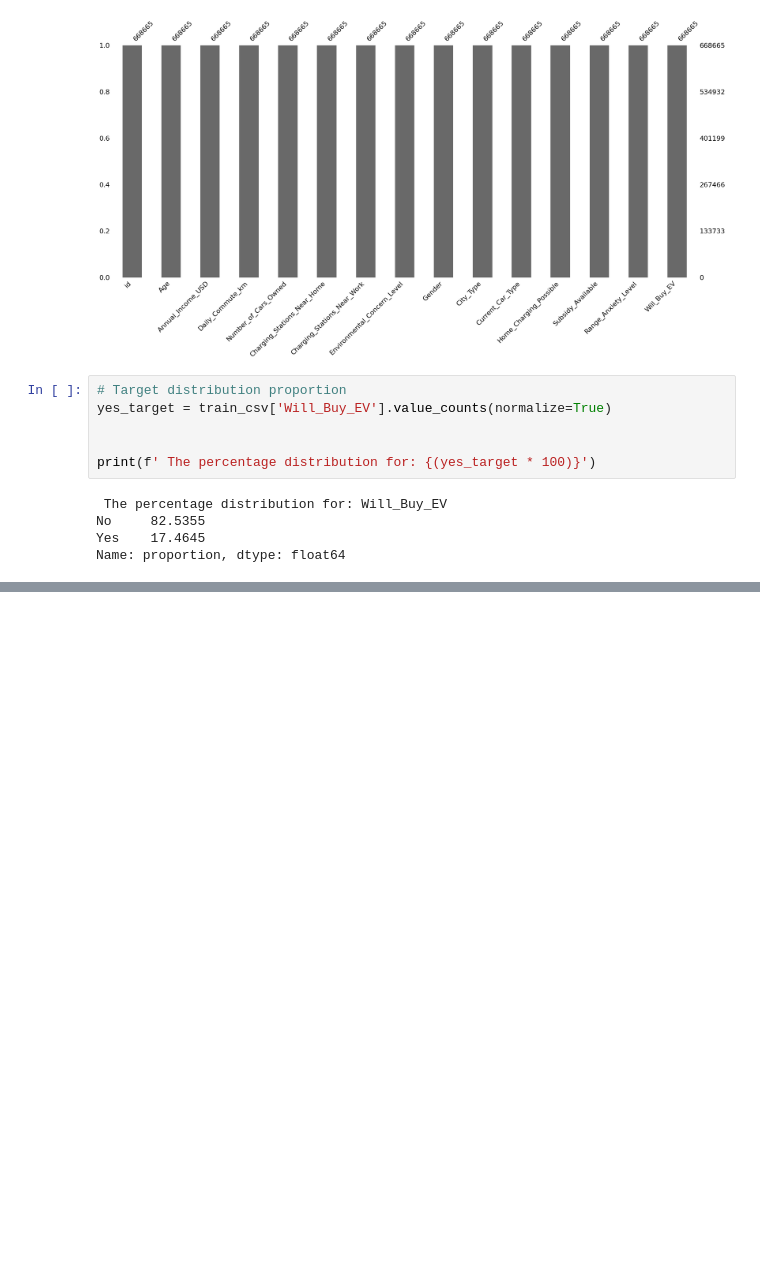
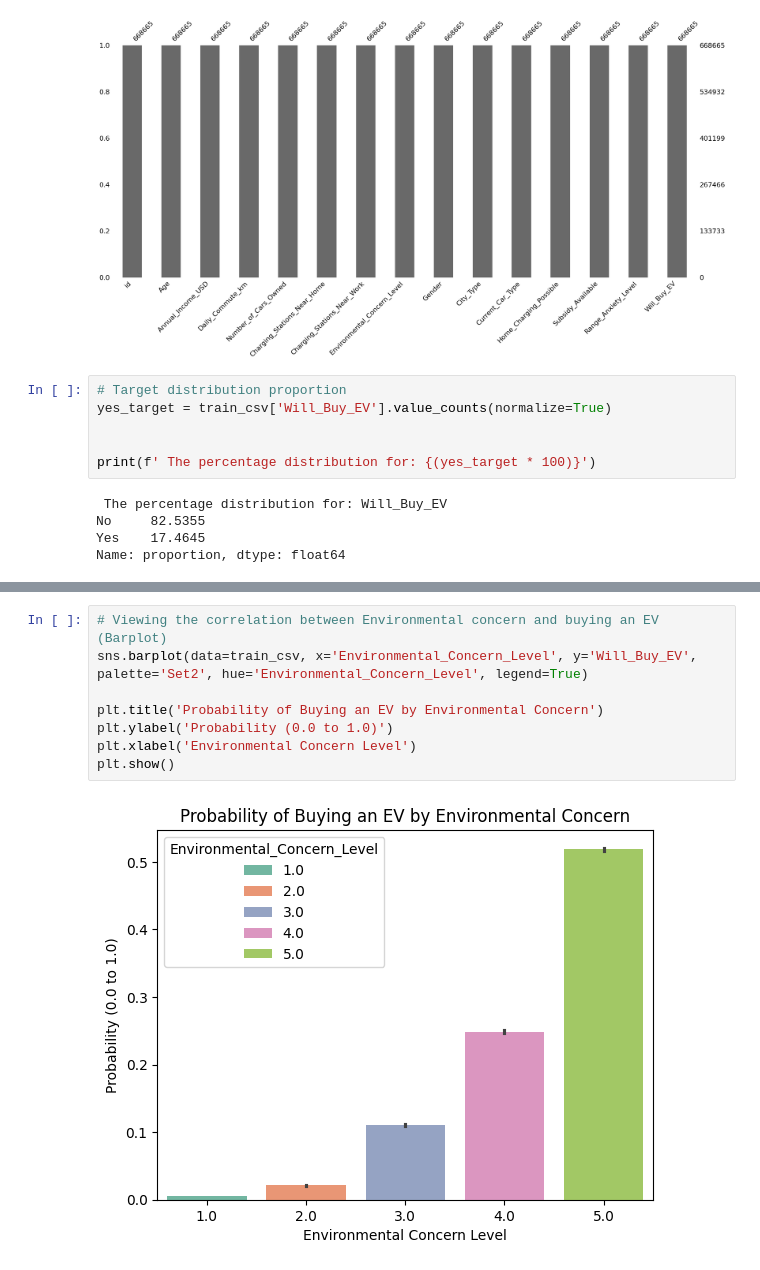
Before and after one commit to ArnoldG8/Predicting_EV_Purchases_Kaggle, a Jupyter notebook: arnold-aijuka-predicting-electric-vehicle-purchase.ipynb, the cells around one changed output, grey strips where cells are left out. Cells and saved outputs as stored; diff of their text form; blank space fills up the shorter version.

```diff
--- a/arnold-aijuka-predicting-electric-vehicle-purchase.ipynb
+++ b/arnold-aijuka-predicting-electric-vehicle-purchase.ipynb
@@ -117,0 +174,10 @@ train_csv.head()
+# %%
+# Viewing the correlation between Environmental concern and buying an EV (Barplot)
+sns.barplot(data=train_csv, x='Environmental_Concern_Level', y='Will_Buy_EV', palette='Set2', hue='Environmental_Concern_Level', legend=True)
+
+plt.title('Probability of Buying an EV by Environmental Concern')
+plt.ylabel('Probability (0.0 to 1.0)')
+plt.xlabel('Environmental Concern Level')
+plt.show()
+# %% [output]
+[figure, added]
```
Also changed, not shown: parts of 12 cells of this notebook.
